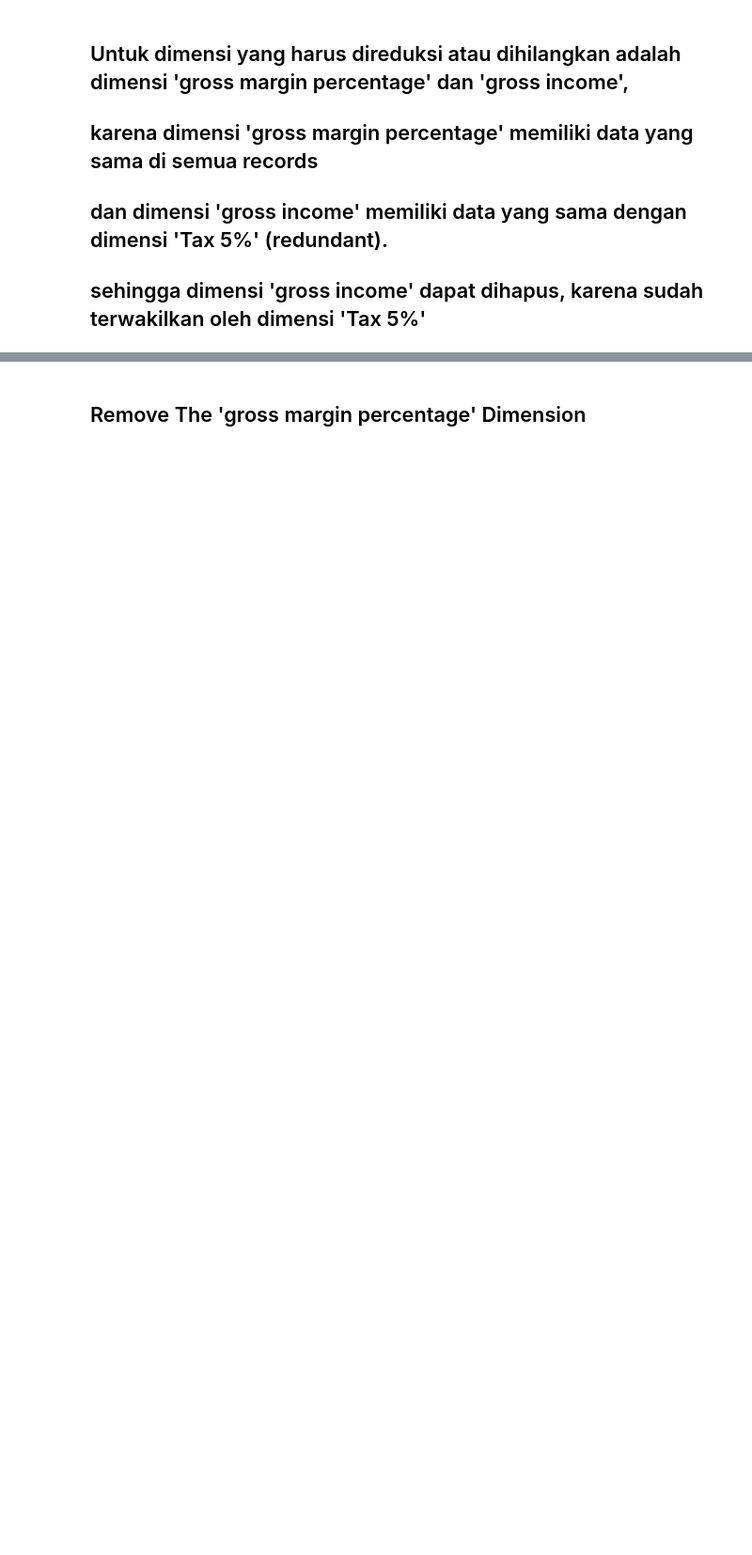
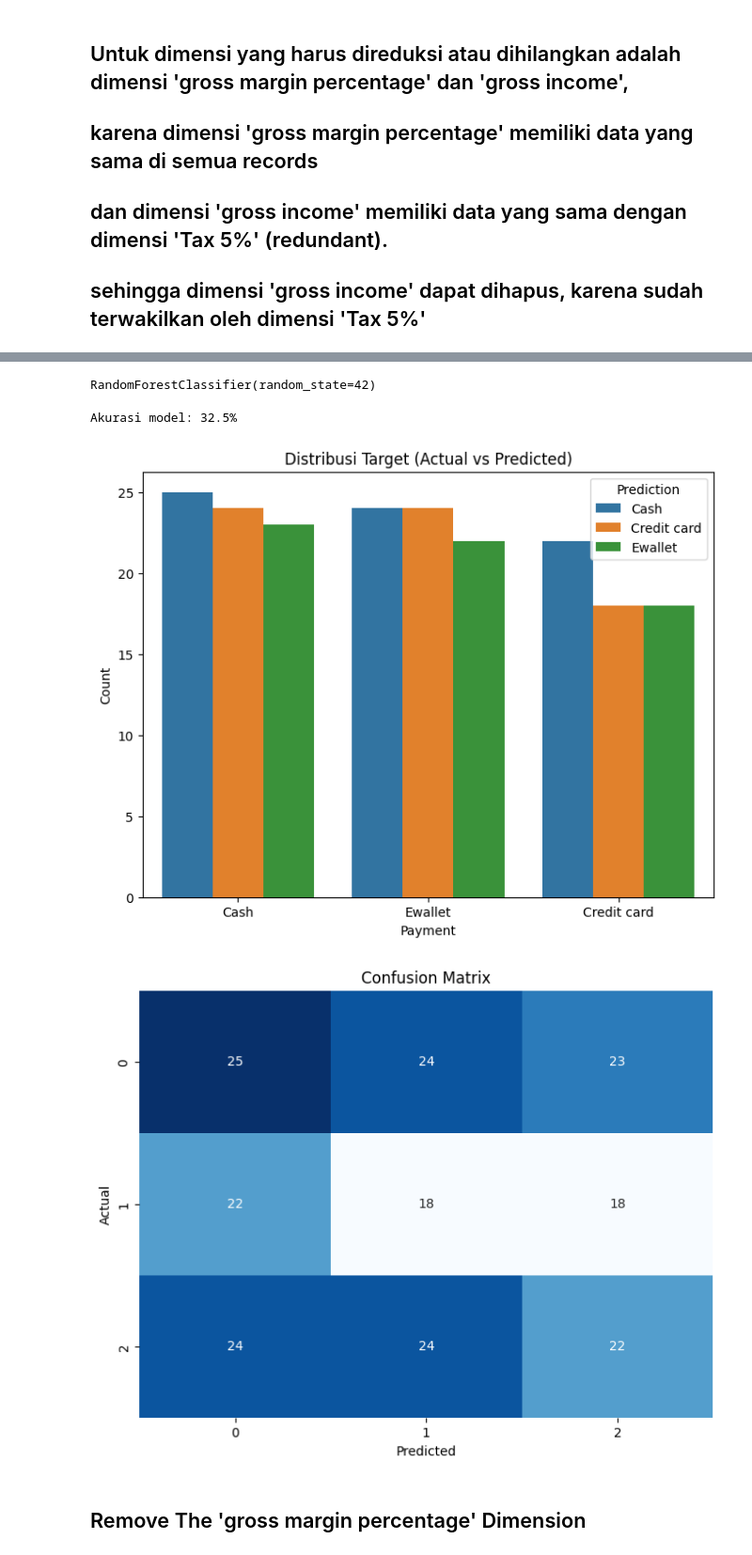
Before and after one commit to ardhiharry/uas-visualisasi-data, a Jupyter notebook: reduksi-dimensi.ipynb, the cells around one changed output, grey strips where cells are left out. Shown at 94% size. Saved outputs shown, nothing was run; the diff lists cells and outputs as text; code cells hidden in the pictures; blank space fills up the shorter version.

```diff
--- a/reduksi-dimensi.ipynb
+++ b/reduksi-dimensi.ipynb
@@ -105,3 +115,47 @@ print(korelasi.statistic)
+# %%
+# Bagi data menjadi data latih dan data uji
+features_train, features_test, target_train, target_test = train_test_split(features, target, test_size=0.2, random_state=42)
+# %%
+# Inisialisasi model RandomForestClassifier
+model = RandomForestClassifier(n_estimators=100, random_state=42)
+# %%
+# Latih model
+model.fit(features_train, target_train)
+# %% [output]
+RandomForestClassifier(random_state=42)
+# %%
+# Prediksi target data uji
+target_pred = model.predict(features_test)
+# %%
+# Hitung akurasi
+accuracy = accuracy_score(target_test, target_pred)
+
+print(f'Akurasi model: {accuracy * 100}%')
+# %% [output]
+Akurasi model: 32.5%
+# %%
+# Confusion matrix
+conf_matrix = confusion_matrix(target_test, target_pred)
+
+# Plot distribusi target
+plt.figure(figsize=(8, 6))
+sns.countplot(x=target_test, hue=target_pred)
+plt.title('Distribusi Target (Actual vs Predicted)')
+plt.xlabel('Payment')
+plt.ylabel('Count')
+plt.legend(title='Prediction')
+plt.show()
+
+# Plot confusion matrix
+plt.figure(figsize=(8, 6))
+sns.heatmap(conf_matrix, annot=True, fmt='d', cmap='Blues', cbar=False)
+plt.title('Confusion Matrix')
+plt.xlabel('Predicted')
+plt.ylabel('Actual')
+plt.show()
+# %% [output]
+[figure, added]
+[figure, added]
 # %% [markdown]
 ## Remove The 'gross margin percentage' Dimension
 # %%
```
Also changed, not shown: parts of 3 cells of this notebook.
